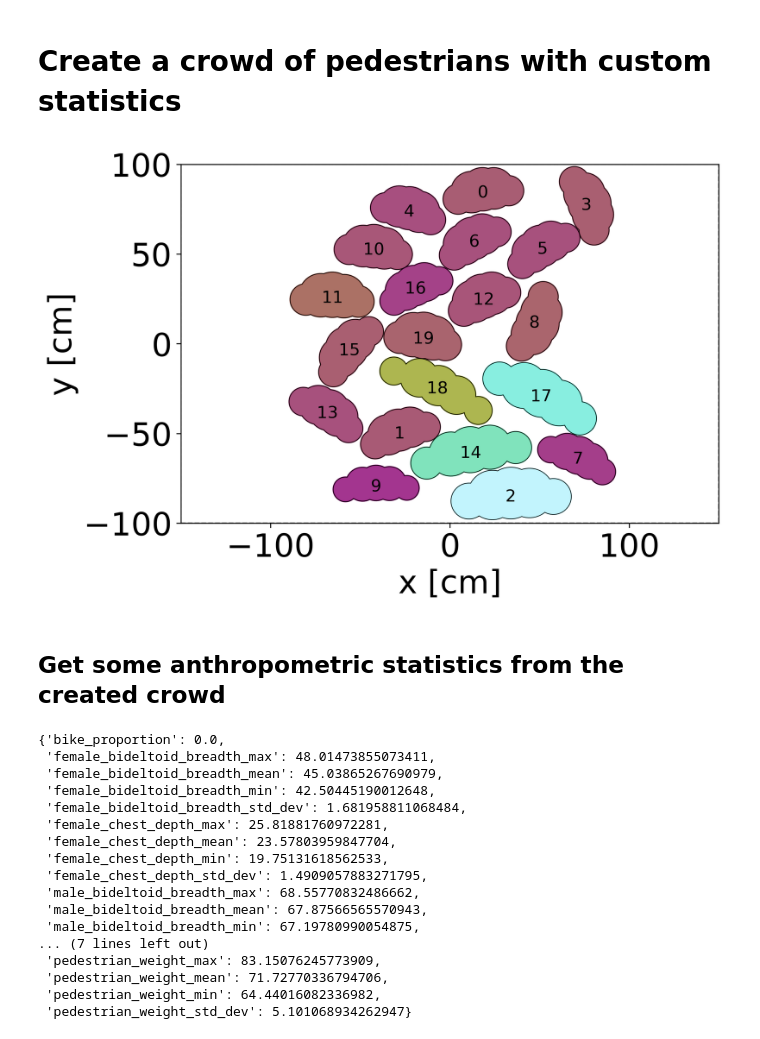
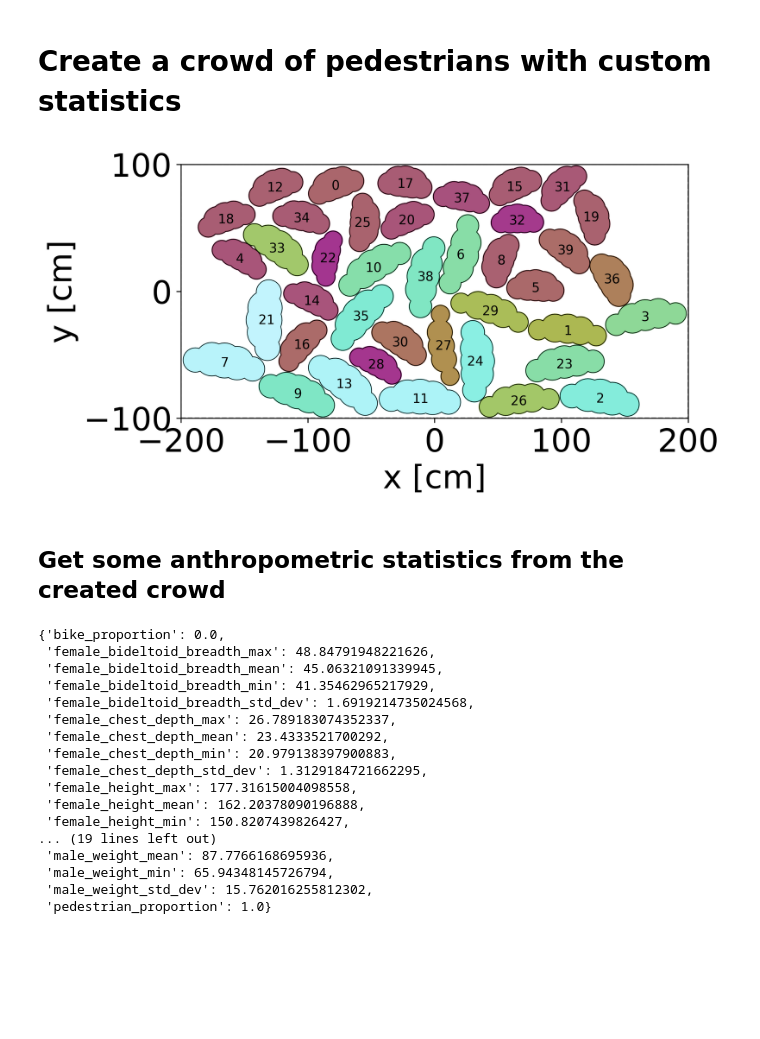
Before and after one commit to odufour7/Shape, a Jupyter notebook: tutorials/shapes_configuration/create_crowd_custom_statistics.ipynb, the cells around one changed output. Cells and saved outputs as stored; diff of their text form; code cells hidden in the pictures; blank space fills up the shorter version.

```diff
--- a/tutorials/shapes_configuration/create_crowd_custom_statistics.ipynb
+++ b/tutorials/shapes_configuration/create_crowd_custom_statistics.ipynb
@@ -13,38 +13,38 @@ from configuration.models.measures import CrowdMeasures
 
 %matplotlib inline
 
 # Constants
-boundaries = Polygon([(-150.0, -100.0), (150.0, -100.0), (150.0, 100.0), (-150.0, 100.0)])  # (cm)
-NUMBER_AGENTS: int = 20
+boundaries = Polygon([(-200.0, -100.0), (200.0, -100.0), (200.0, 100.0), (-200.0, 100.0)])  # (cm)
+NUMBER_AGENTS: int = 40
 REPULSION_LENGTH: float = 5.0  # (cm)
 DESIRED_DIRECTION: float = 90.0  # (degrees)
 RANDOM_PACKING: bool = True
 agent_statistics = cst.CrowdStat.copy()
 
-# Override specific values with st.session_state where applicable
+# Update the agent statistics dictionary with custom values
 agent_statistics.update(
     {
-        "male_proportion": 0.2,
+        "male_proportion": 0.3,
         "male_bideltoid_breadth_mean": 70.0,  # cm
         "male_bideltoid_breadth_std_dev": 3.0,  # cm
     }
 )
 
 # Create the packed crowd
 crowd_measures = CrowdMeasures(agent_statistics=agent_statistics)
 crowd = Crowd(boundaries=boundaries, measures=crowd_measures)
 crowd.create_agents(number_agents=NUMBER_AGENTS)
 crowd.pack_agents_with_forces(repulsion_length=REPULSION_LENGTH, desired_direction=DESIRED_DIRECTION, random_packing=RANDOM_PACKING)
 
 # Visualize results
 plot.display_crowd2D(crowd)
 plt.show()
 
 # Download the xml configuration files necessary for the simulation to a zip format
 output_zip_path = Path.cwd().parent.parent.parent / "data" / "xml" / "crowd_custom.zip"
 fun_zip.save_crowd_data_to_zip(crowd, output_zip_path)
 # %% [output]
-[figure, old version]
+[figure, new version]
 # %% [markdown]
 ## Get some anthropometric statistics from the created crowd
 # %%
@@ -57,19 +57,19 @@ crowd_statistics = crowd.get_crowd_statistics()
 pprint.pprint(fun.filter_dict_by_not_None_values(crowd_statistics["measures"]))
 # %% [output]
 {'bike_proportion': 0.0,
- 'female_bideltoid_breadth_max': 48.01473855073411,
- 'female_bideltoid_breadth_mean': 45.03865267690979,
- 'female_bideltoid_breadth_min': 42.50445190012648,
- 'female_bideltoid_breadth_std_dev': 1.681958811068484,
- 'female_chest_depth_max': 25.81881760972281,
- 'female_chest_depth_mean': 23.57803959847704,
- 'female_chest_depth_min': 19.75131618562533,
- 'female_chest_depth_std_dev': 1.4909057883271795,
- 'male_bideltoid_breadth_max': 68.55770832486662,
- 'male_bideltoid_breadth_mean': 67.87566565570943,
- 'male_bideltoid_breadth_min': 67.19780990054875,
-... (7 lines left out)
- 'pedestrian_weight_max': 83.15076245773909,
- 'pedestrian_weight_mean': 71.72770336794706,
- 'pedestrian_weight_min': 64.44016082336982,
- 'pedestrian_weight_std_dev': 5.101068934262947}
+ 'female_bideltoid_breadth_max': 48.84791948221626,
+ 'female_bideltoid_breadth_mean': 45.06321091339945,
+ 'female_bideltoid_breadth_min': 41.35462965217929,
+ 'female_bideltoid_breadth_std_dev': 1.6919214735024568,
+ 'female_chest_depth_max': 26.789183074352337,
+ 'female_chest_depth_mean': 23.4333521700292,
+ 'female_chest_depth_min': 20.979138397900883,
+ 'female_chest_depth_std_dev': 1.3129184721662295,
+ 'female_height_max': 177.31615004098558,
+ 'female_height_mean': 162.20378090196888,
+ 'female_height_min': 150.8207439826427,
+... (19 lines left out)
+ 'male_weight_mean': 87.7766168695936,
+ 'male_weight_min': 65.94348145726794,
+ 'male_weight_std_dev': 15.762016255812302,
+ 'pedestrian_proportion': 1.0}
```
Also changed, not shown: 24 other files.
